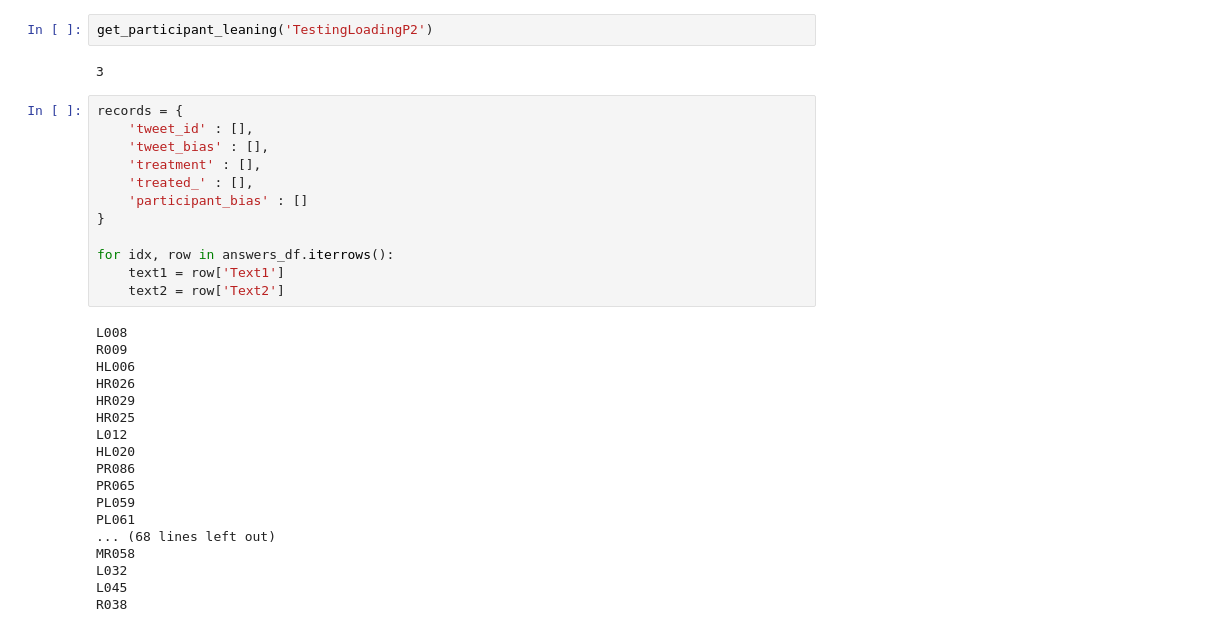
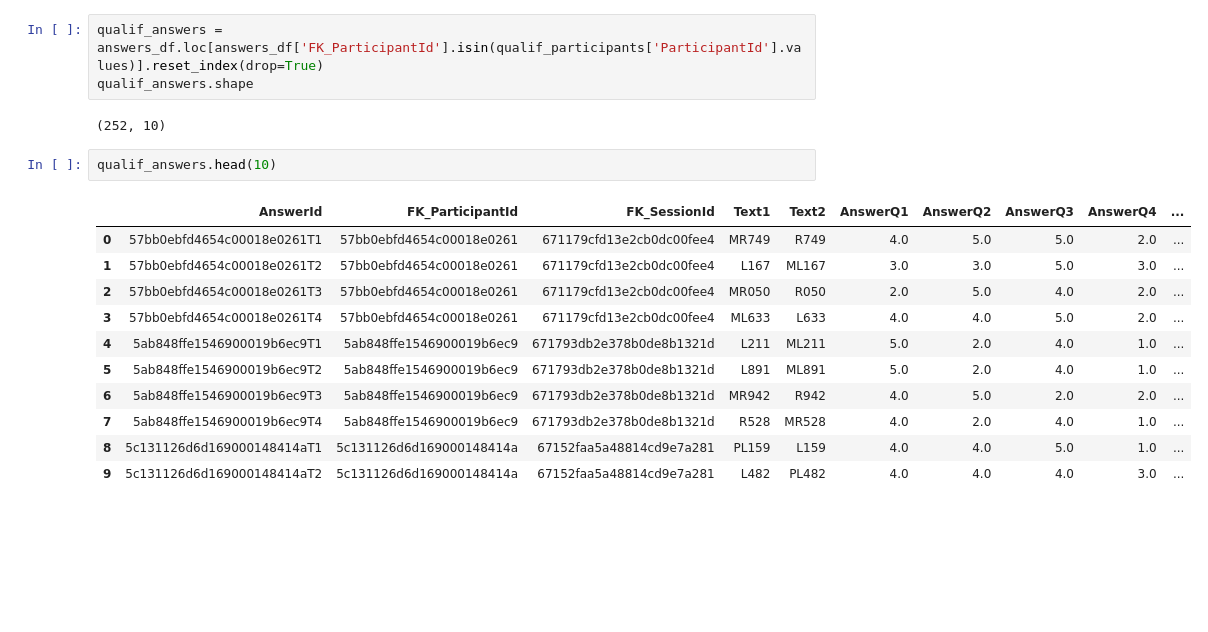
Before and after one commit to lucasraniere/political-polarization-mitigation-survey-online, a Jupyter notebook: analysis/notebooks/01-Data Overview.ipynb, the cells around one changed output. Cells and saved outputs as stored; diff of their text form; blank space fills up the shorter version.

```diff
--- a/analysis/notebooks/01-Data Overview.ipynb
+++ b/analysis/notebooks/01-Data Overview.ipynb
@@ -65,34 +81,19 @@ def get_participant_leaning(id):
-# %%
-get_participant_leaning('TestingLoadingP2')
-# %% [output]
-3
-# %%
-records = {
-    'tweet_id' : [],
-    'tweet_bias' : [],
-    'treatment' : [],
-    'treated_' : [],
-    'participant_bias' : []
-}
-
-for idx, row in answers_df.iterrows():
-    text1 = row['Text1']
-    text2 = row['Text2']
-# %% [output]
-L008
-R009
-HL006
-HR026
-HR029
-HR025
-L012
-HL020
-PR086
-PR065
-PL059
-PL061
-... (68 lines left out)
-MR058
-L032
-L045
-R038
+# %%
+qualif_answers = answers_df.loc[answers_df['FK_ParticipantId'].isin(qualif_participants['ParticipantId'].values)].reset_index(drop=True)
+qualif_answers.shape
+# %% [output]
+(252, 10)
+# %%
+qualif_answers.head(10)
+# %% [output]
+|  | AnswerId | FK_ParticipantId | FK_SessionId | Text1 | Text2 | AnswerQ1 | AnswerQ2 | AnswerQ3 | AnswerQ4 | ... |
+| 0 | 57bb0ebfd4654c00018e0261T1 | 57bb0ebfd4654c00018e0261 | 671179cfd13e2cb0dc00fee4 | MR749 | R749 | 4.0 | 5.0 | 5.0 | 2.0 | ... |
+| 1 | 57bb0ebfd4654c00018e0261T2 | 57bb0ebfd4654c00018e0261 | 671179cfd13e2cb0dc00fee4 | L167 | ML167 | 3.0 | 3.0 | 5.0 | 3.0 | ... |
+| 2 | 57bb0ebfd4654c00018e0261T3 | 57bb0ebfd4654c00018e0261 | 671179cfd13e2cb0dc00fee4 | MR050 | R050 | 2.0 | 5.0 | 4.0 | 2.0 | ... |
+| 3 | 57bb0ebfd4654c00018e0261T4 | 57bb0ebfd4654c00018e0261 | 671179cfd13e2cb0dc00fee4 | ML633 | L633 | 4.0 | 4.0 | 5.0 | 2.0 | ... |
+| 4 | 5ab848ffe1546900019b6ec9T1 | 5ab848ffe1546900019b6ec9 | 671793db2e378b0de8b1321d | L211 | ML211 | 5.0 | 2.0 | 4.0 | 1.0 | ... |
+| 5 | 5ab848ffe1546900019b6ec9T2 | 5ab848ffe1546900019b6ec9 | 671793db2e378b0de8b1321d | L891 | ML891 | 5.0 | 2.0 | 4.0 | 1.0 | ... |
+| 6 | 5ab848ffe1546900019b6ec9T3 | 5ab848ffe1546900019b6ec9 | 671793db2e378b0de8b1321d | MR942 | R942 | 4.0 | 5.0 | 2.0 | 2.0 | ... |
+| 7 | 5ab848ffe1546900019b6ec9T4 | 5ab848ffe1546900019b6ec9 | 671793db2e378b0de8b1321d | R528 | MR528 | 4.0 | 2.0 | 4.0 | 1.0 | ... |
+| 8 | 5c131126d6d169000148414aT1 | 5c131126d6d169000148414a | 67152faa5a48814cd9e7a281 | PL159 | L159 | 4.0 | 4.0 | 5.0 | 1.0 | ... |
+| 9 | 5c131126d6d169000148414aT2 | 5c131126d6d169000148414a | 67152faa5a48814cd9e7a281 | L482 | PL482 | 4.0 | 4.0 | 4.0 | 3.0 | ... |
```
Also changed, not shown: parts of 14 cells of this notebook, 3 other files.
